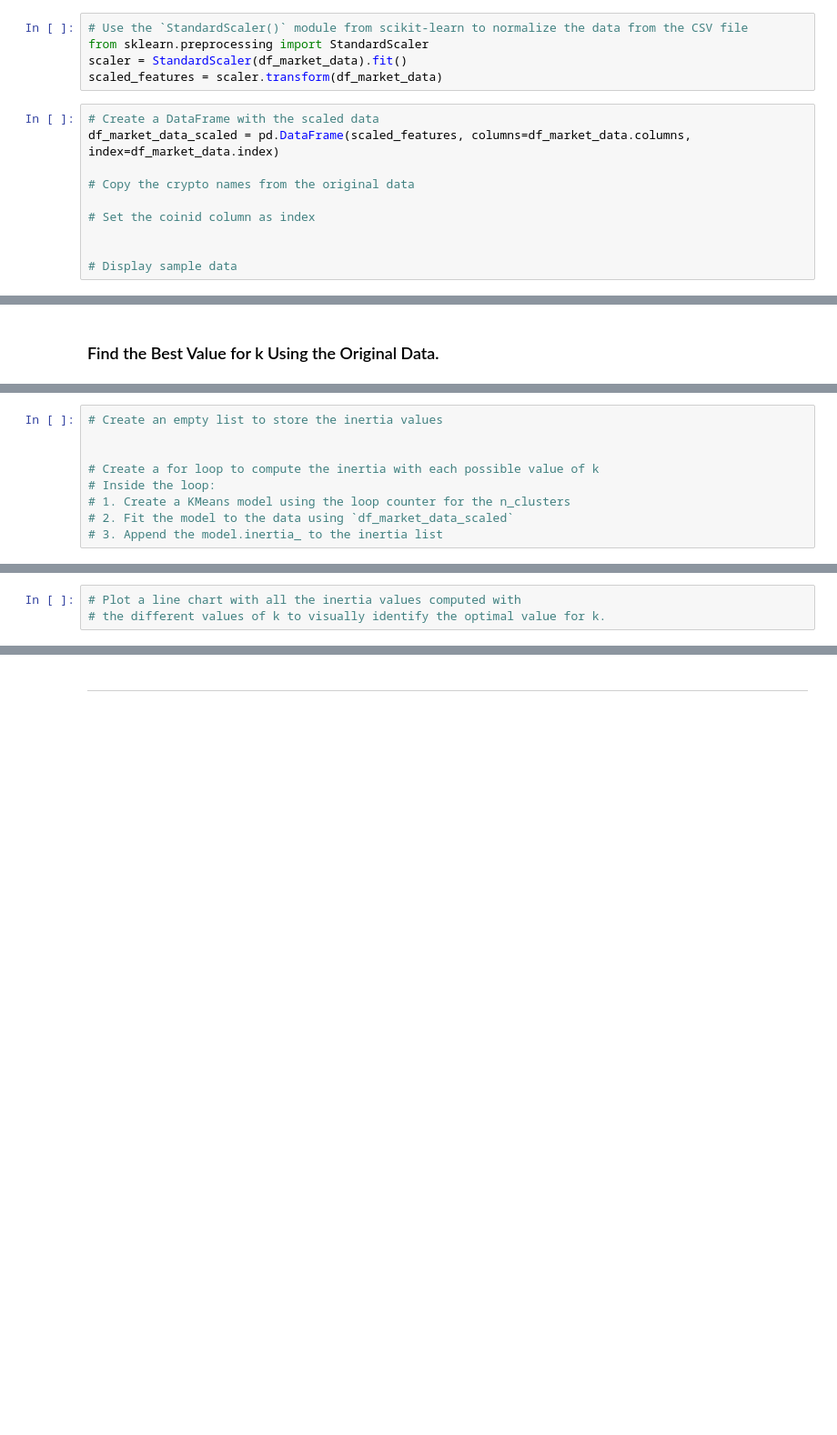
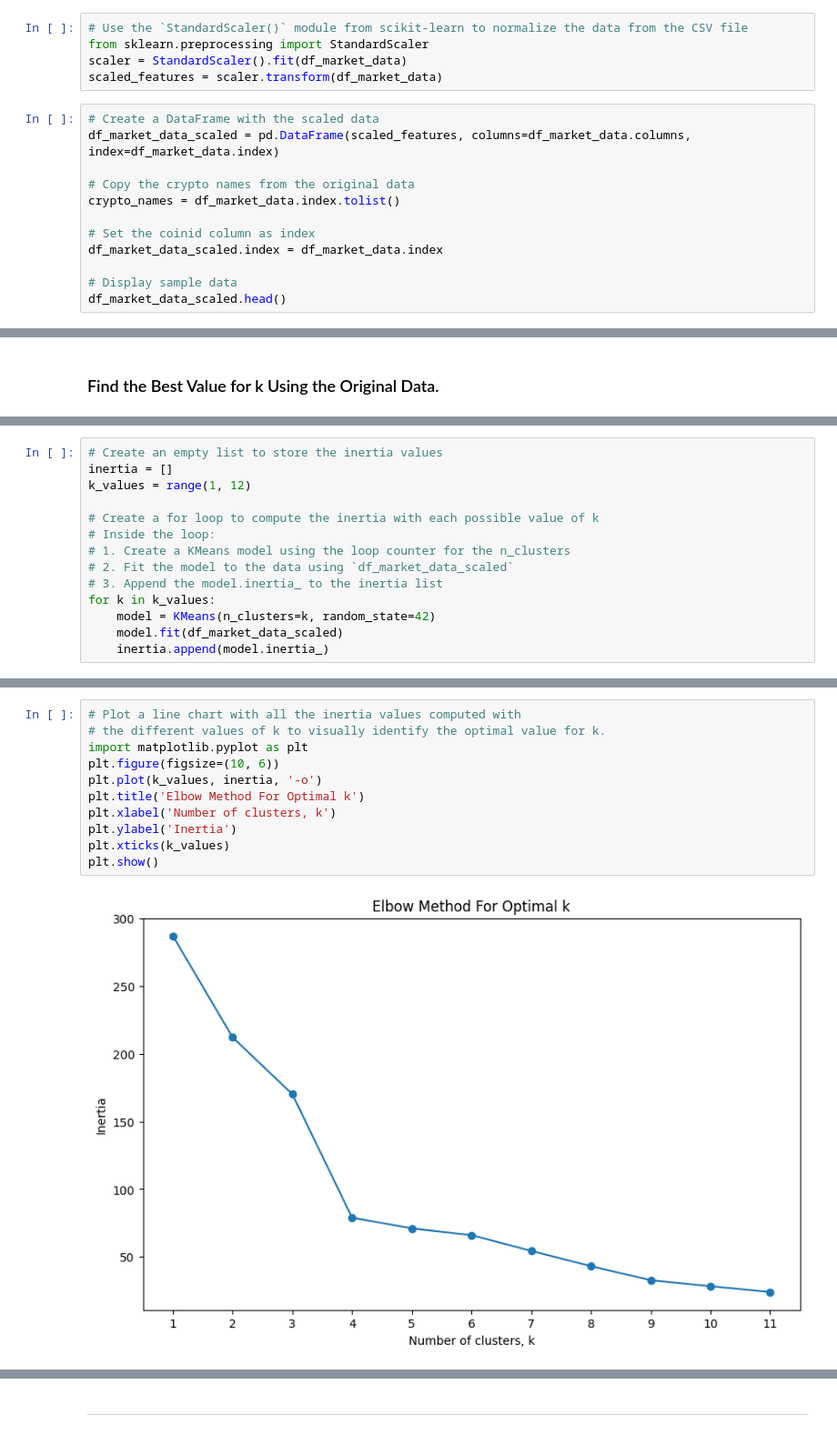
Before and after one commit to Yenorii/CryptoClustering, a Jupyter notebook: Crypto_Clustering.ipynb, the cells around one changed output, grey strips where cells are left out. Shown at 91% size. Drawn from its saved outputs; the diff is of its cells as text; blank space fills up the shorter version.

```diff
--- a/Crypto_Clustering.ipynb
+++ b/Crypto_Clustering.ipynb
@@ -57,15 +59,17 @@ df_market_data.hvplot.line(
 # %%
 # Use the `StandardScaler()` module from scikit-learn to normalize the data from the CSV file
 from sklearn.preprocessing import StandardScaler
-scaler = StandardScaler(df_market_data).fit()
+scaler = StandardScaler().fit(df_market_data)
 scaled_features = scaler.transform(df_market_data)
 # %%
 # Create a DataFrame with the scaled data
 df_market_data_scaled = pd.DataFrame(scaled_features, columns=df_market_data.columns, index=df_market_data.index)
 
 # Copy the crypto names from the original data
+crypto_names = df_market_data.index.tolist()
 
 # Set the coinid column as index
-
+df_market_data_scaled.index = df_market_data.index
 
 # Display sample data
+df_market_data_scaled.head()
@@ -78,11 +91,16 @@ df_market_data_scaled = pd.DataFrame(scaled_features, columns=df_market_data.col
 # %%
 # Create an empty list to store the inertia values
-
+inertia = []
+k_values = range(1, 12)
 
 # Create a for loop to compute the inertia with each possible value of k
 # Inside the loop:
 # 1. Create a KMeans model using the loop counter for the n_clusters
 # 2. Fit the model to the data using `df_market_data_scaled`
 # 3. Append the model.inertia_ to the inertia list
+for k in k_values:
+    model = KMeans(n_clusters=k, random_state=42)
+    model.fit(df_market_data_scaled)
+    inertia.append(model.inertia_)
 # %%
 # Create a dictionary with the data to plot the Elbow curve
@@ -92,6 +114,16 @@ df_market_data_scaled = pd.DataFrame(scaled_features, columns=df_market_data.col
 # %%
 # Plot a line chart with all the inertia values computed with
 # the different values of k to visually identify the optimal value for k.
+import matplotlib.pyplot as plt
+plt.figure(figsize=(10, 6))
+plt.plot(k_values, inertia, '-o')
+plt.title('Elbow Method For Optimal k')
+plt.xlabel('Number of clusters, k')
+plt.ylabel('Inertia')
+plt.xticks(k_values)
+plt.show()
+# %% [output]
+[figure, added]
 # %% [markdown]
 #### Answer the following question:
 
```
Also changed, not shown: parts of 29 cells of this notebook.
